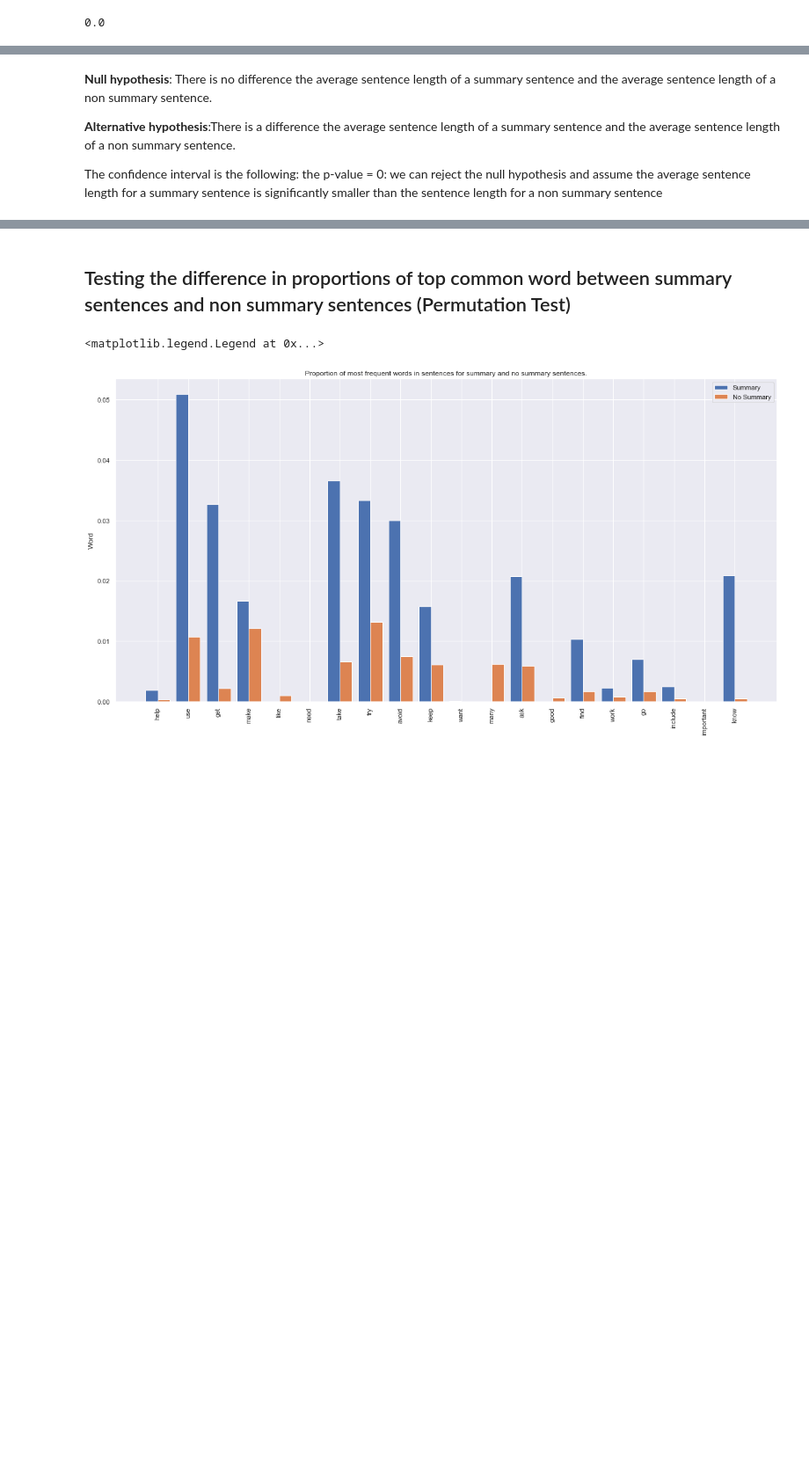
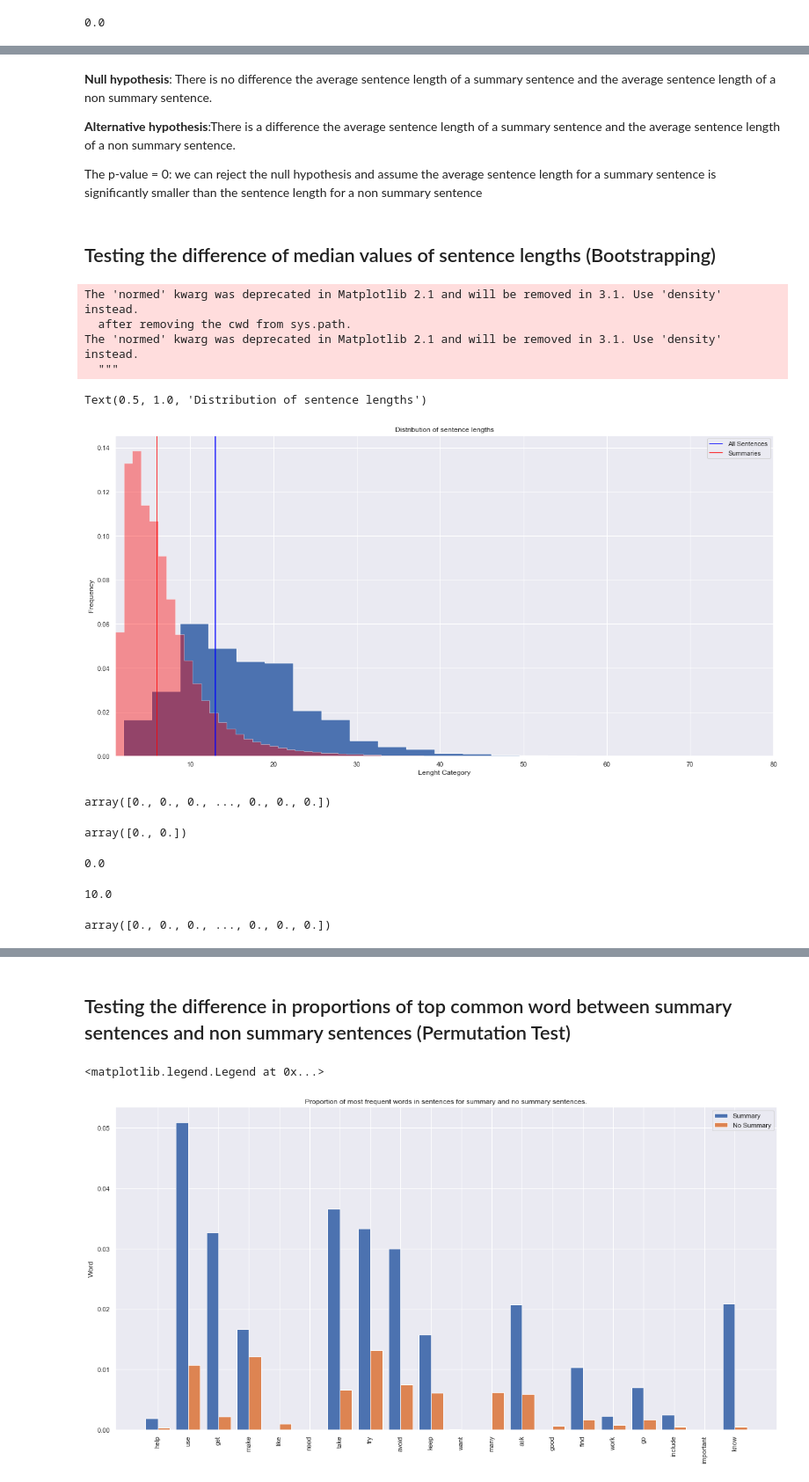
Before and after one commit to sarisboo/springboard, a Jupyter notebook: capstone_1/statistical_inference.ipynb, the cells around one changed output, grey strips where cells are left out. Shown at 88% size. Drawn from its saved outputs; the diff is of its cells as text; code cells hidden in the pictures; blank space fills up the shorter version.

```diff
--- a/capstone_1/statistical_inference.ipynb
+++ b/capstone_1/statistical_inference.ipynb
@@ -95,4 +103,26 @@ plt.show()
 
 **Alternative hypothesis**:There is a difference the average sentence length of a summary sentence and the average sentence length of a non summary sentence.
 
-The confidence interval is the following: the p-value = 0: we can reject the null hypothesis and assume the average sentence length for a summary sentence is significantly smaller than the sentence length for a non summary sentence
+The p-value = 0: we can reject the null hypothesis and assume the average sentence length for a summary sentence is significantly smaller than the sentence length for a non summary sentence
+# %% [markdown]
+## Testing the difference of median values of sentence lengths (Bootstrapping)
+# %%
+only_summaries = wikihow[wikihow['is_summary'] == 'yes']['sentence_len']
+non_summary = wikihow[wikihow['is_summary'] == 'no']['sentence_len']
+plt.figure(figsize=(20,10))
+plt.hist(non_summary,bins = 300, normed=True,histtype="stepfilled")
+plt.hist(only_summaries,bins = 250, normed=True,histtype="stepfilled", color = 'red', alpha = 0.4)
+plt.axvline(wikihow['sentence_len'].median(), color = 'blue')
+plt.axvline(only_summaries.median(), color = 'red')
+plt.xlim((1, 80))
+plt.xlabel('Lenght Category')
+plt.ylabel('Frequency')
+plt.legend(['All Sentences','Summaries'],loc = 'upper right')
+plt.title('Distribution of sentence lengths')
+# %% [output]
+The 'normed' kwarg was deprecated in Matplotlib 2.1 and will be removed in 3.1. Use 'density' instead.
+  after removing the cwd from sys.path.
+The 'normed' kwarg was deprecated in Matplotlib 2.1 and will be removed in 3.1. Use 'density' instead.
+  """
+Text(0.5, 1.0, 'Distribution of sentence lengths')
+[figure, added]
@@ -98,0 +156,26 @@ The confidence interval is the following: the p-value = 0: we can reject the nul
+# %%
+bs_median_diffs
+# %% [output]
+array([0., 0., 0., ..., 0., 0., 0.])
+# %%
+# Calculating confidence interval
+conf_int = np.percentile(bs_median_diffs, [2.5, 97.5])
+conf_int
+# %% [output]
+array([0., 0.])
+# %%
+#Calculating the p-value
+median_diff = np.median(wikihow_subset[wikihow_subset['is_summary'] == 'no']['sentence_len']) - np.median(wikihow_subset[wikihow_subset['is_summary'] == 'yes']['sentence_len'])
+# Compute the p-value
+p = np.sum(bs_median_diffs >= median_diff) / len(bs_median_diffs)
+p
+# %% [output]
+0.0
+# %%
+median_diff
+# %% [output]
+10.0
+# %%
+bs_median_diffs
+# %% [output]
+array([0., 0., 0., ..., 0., 0., 0.])
```
Also changed, not shown: parts of 26 cells of this notebook.
